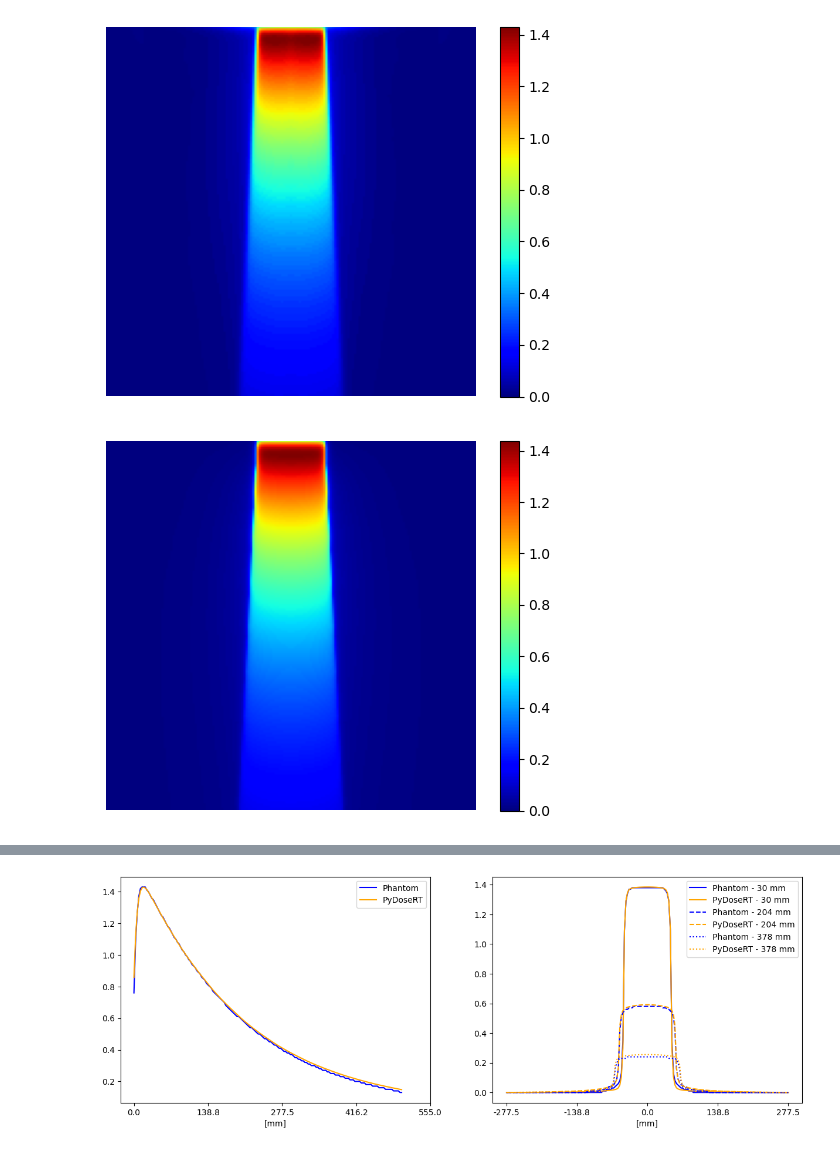
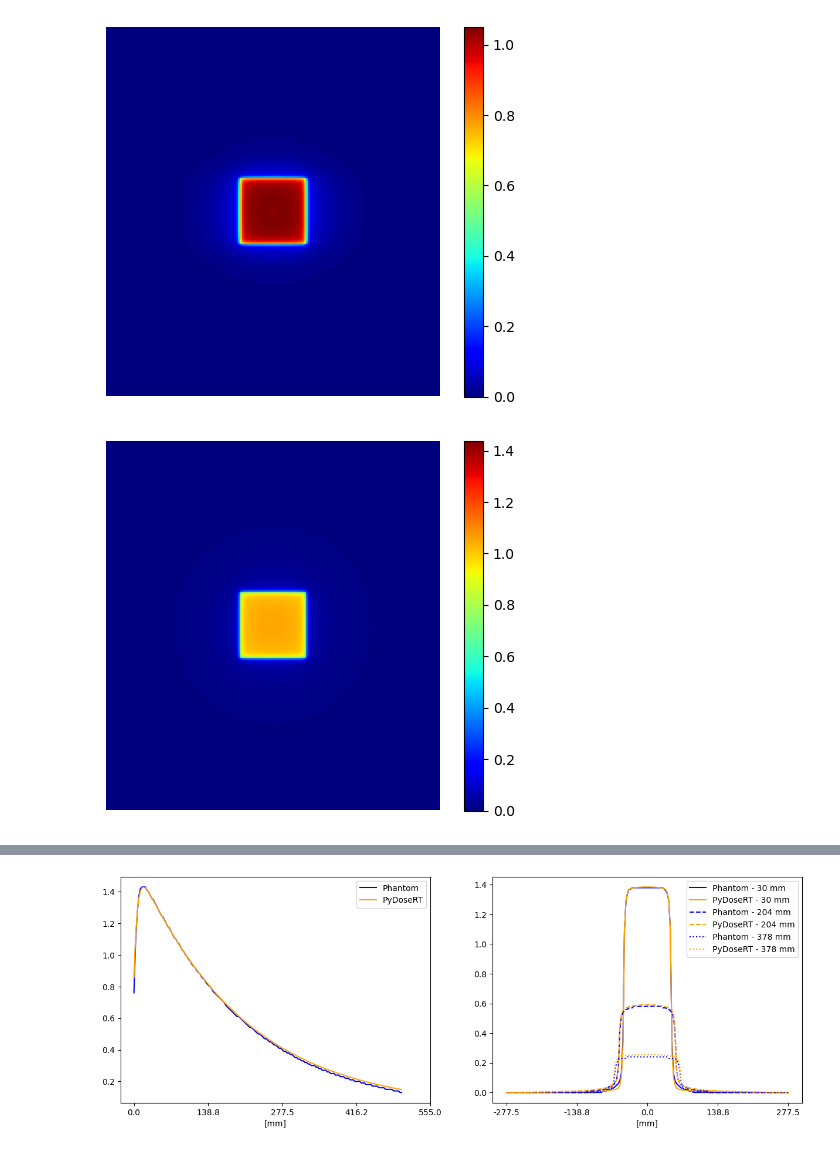
Before and after one commit to UMU-DDI/PyDoseRT, a Jupyter notebook: examples/phantom.ipynb, the cells around one changed output, grey strips where cells are left out. Drawn from its saved outputs; the diff is of its cells as text; code cells hidden in the pictures.

```diff
--- a/examples/phantom.ipynb
+++ b/examples/phantom.ipynb
@@ -23,12 +23,12 @@ beam = PDRT.Beam.create(
 # %%
 slice_idx = 92
 ds_ref = np.load("../example_data/water_phantom.npz")["dose"] / 100
-plt.imshow(ds_ref[slice_idx, :, :], cmap='jet')
+plt.imshow(ds_ref[:, 30, :], cmap='jet')
 plt.axis('off')
 plt.colorbar()
 plt.show()
 # %% [output]
-[figure, old version]
+[figure, new version]
 # %%
 dose_layer = PDRT.DoseEngine(
     machine_config=machine_config,
@@ -39,13 +39,13 @@ phantom = phantom.to(dose_layer.dtype).to(dose_layer.device)
 beam = beam.to(dose_layer.device).to(dose_layer.dtype)
 dose = dose_layer.compute_dose(beam, ct_image=phantom.density_image).detach().cpu().numpy()
 # %%
-plt.imshow(dose[0, slice_idx, :, :], cmap='jet', vmin=np.min(dose), vmax=np.max(dose)) #, alpha=0.5)
+plt.imshow(dose[0, :, 30, :], cmap='jet', vmin=np.min(dose), vmax=np.max(dose)) #, alpha=0.5)
 plt.axis('off')
 plt.colorbar()
 # plt.axis('off')
 plt.show()
 # %% [output]
-[figure, old version]
+[figure, new version]
 # %%
 slice_idx = 84
 print(dose.shape)
```
Also changed, not shown: parts of 1 cell of this notebook, 6 other files.
